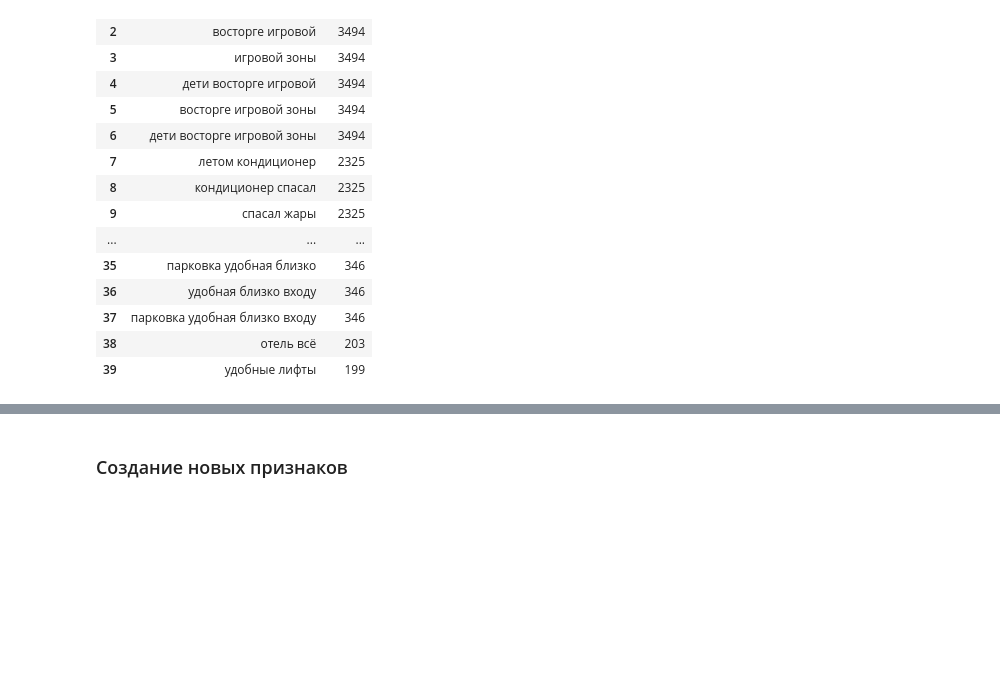
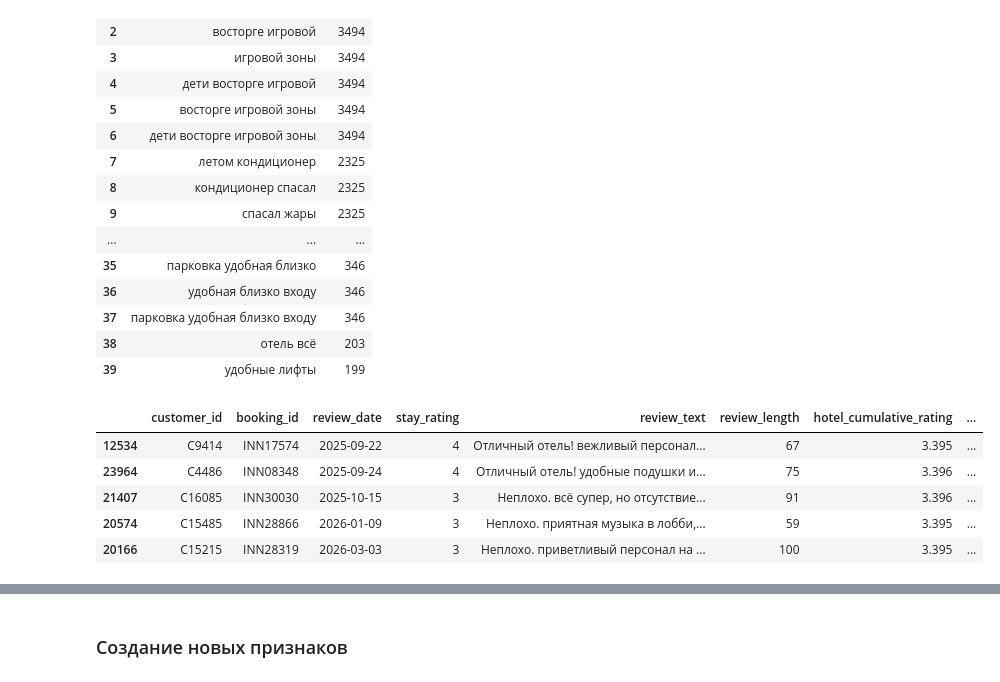
Before and after one commit to danat7075/DS_4_4, a Jupyter notebook: DS_4_4.ipynb, the cells around one changed output, grey strips where cells are left out. Saved outputs shown, nothing was run; the diff lists cells and outputs as text; code cells hidden in the pictures; blank space fills up the shorter version.

```diff
--- a/DS_4_4.ipynb
+++ b/DS_4_4.ipynb
@@ -968,3 +991,26 @@ df_reviews['anchor_general_good'] = text.str.contains('отличный отел
 
 # Удобство (Парковка близко, лифты)
 df_reviews['anchor_convenience'] = text.str.contains('удобн|близко|лифт', regex=True).astype(int)
+# %%
+# Сделаем агрегированные признаки, которые будут считать количество проблем и позитивных якорей в скользящем окне
+cols_to_aggregate = ['issue_temp', 'issue_boredom', 'issue_strong_negative', 'issue_location_bad', 'issue_service',
+                     'anchor_kids_happy', 'anchor_climate_good', 'anchor_general_good', 'anchor_convenience']
+
+# Скользящее среднее для проблем и позитивных якорей, чтобы видеть тренды по времени
+df_trends = df_reviews[cols_to_aggregate].rolling(window=20, min_periods=1).mean()
+
+# Переименовываем колонки, добавивая префикс 'trend_' для ясности, что это тренды
+df_trends.columns = ['trend_' + col for col in df_trends.columns]
+
+# Приклеиваем эти тренды обратно к таблице отзывов (по индексу)
+df_reviews_with_trends = pd.concat([df_reviews, df_trends], axis=1)
+
+# Проверим что работает и тренды добавились
+df_reviews_with_trends.tail()
+# %% [output]
+|  | customer_id | booking_id | review_date | stay_rating | review_text | review_length | hotel_cumulative_rating | ... |
+| 12534 | C9414 | INN17574 | 2025-09-22 | 4 | Отличный отель! вежливый персонал... | 67 | 3.395 | ... |
+| 23964 | C4486 | INN08348 | 2025-09-24 | 4 | Отличный отель! удобные подушки и... | 75 | 3.396 | ... |
+| 21407 | C16085 | INN30030 | 2025-10-15 | 3 | Неплохо. всё супер, но отсутствие... | 91 | 3.396 | ... |
+| 20574 | C15485 | INN28866 | 2026-01-09 | 3 | Неплохо. приятная музыка в лобби,... | 59 | 3.395 | ... |
+| 20166 | C15215 | INN28319 | 2026-03-03 | 3 | Неплохо. приветливый персонал на ... | 100 | 3.395 | ... |
```
Also changed, not shown: parts of 28 cells of this notebook.
